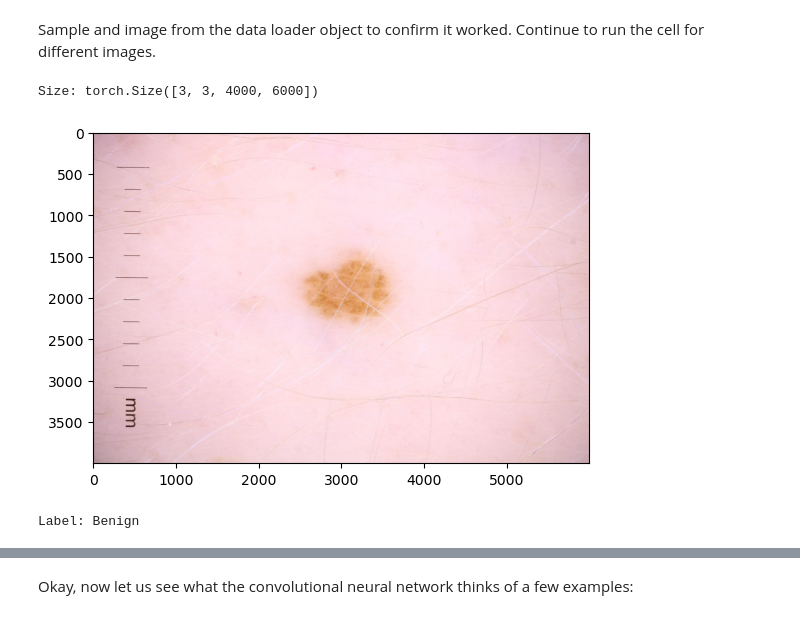
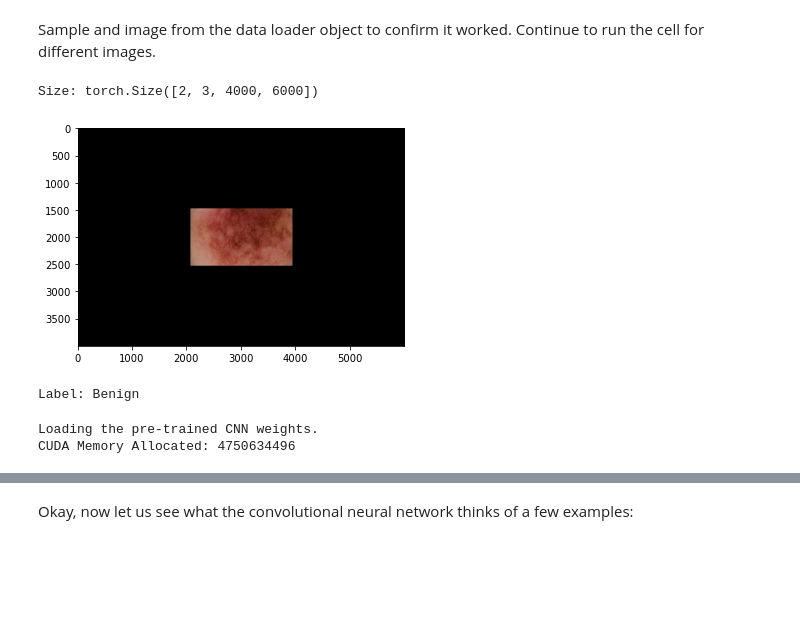
Before and after one commit to andrewmashhadi/Melanoma_Classification_Project, a Jupyter notebook: Melanoma_CNN.ipynb, the cells around one changed output, grey strips where cells are left out. Cells and saved outputs as stored; diff of their text form; code cells hidden in the pictures; blank space fills up the shorter version.

```diff
--- a/Melanoma_CNN.ipynb
+++ b/Melanoma_CNN.ipynb
@@ -30,7 +28,7 @@ import seaborn as sns
 # %% [markdown]
 General histograms and bar charts for frequencies
 # %%
-mel_df = pd.read_csv(os.path.join('sample_data', 'sample_data_gt.csv'))
+mel_df = pd.read_csv(os.path.join('train_data', 'train.csv'))
 gt = mel_df['target']
 isic_id = mel_df['image_name']
 
@@ -144,7 +142,7 @@ class ISICDatasetImages(Dataset):
         if up_sample:
 
             # Separate majority and minority classes
-            df_benign = mel_df[mel_df['target']==0]
+            df_benign = mel_df[mel_df['target']==0][:5001]
             df_malignant = mel_df[mel_df['target']==1]
 
 
@@ -236,18 +234,18 @@ def pad_collate2d(batch):
 
     return image_out, label_out
 # %%
-testing = True
+testing = False
 
 # set our batch size
-batch_size = 3
+batch_size = 2
 
 transf = transforms.Compose(
     [transforms.Normalize((0.5, 0.5, 0.5), (0.5, 0.5, 0.5))])
 
-train_dataset = ISICDatasetImages(img_dir=os.path.join("sample_data", "sample_jpgs"),
-                            patientfile=os.path.join("sample_data", "sample_data_gt.csv"),
-                            num_samples=100, up_sample=False, start_ind=0, transform=transf)
-train_loader = DataLoader(train_dataset, batch_size=batch_size, shuffle=True, collate_fn=pad_collate2d)
+train_dataset = ISICDatasetImages(img_dir=os.path.join("train_data", "jpgs"),
+                            patientfile=os.path.join("train_data", "train.csv"),
+                            num_samples=10000, up_sample=True, start_ind=0, transform=transf)
+train_loader = DataLoader(train_dataset, batch_size=batch_size, shuffle=False, collate_fn=pad_collate2d)
 
 
 # test DataLoader with custom settings
@@ -278,26 +258,26 @@ Sample and image from the data loader object to confirm it worked. Continue to r
 # %%
 # functions to show the image
 def imshow(img):
     img = img / 2 + 0.5     # unnormalize
     npimg = img.numpy()
     plt.imshow(np.transpose(npimg.astype('int'), (1, 2, 0)))
     plt.show()
 
 label_id = ["Benign", "Malignant"]
 
 # get some random training images
 trainiter = iter(train_loader)
-images, labels = trainiter.next()
+images, labels = next(trainiter)
 print("Size:", images.shape)
 
 
 # show images
 imshow(images[0,])
 
 # print labels
 print("Label:", label_id[labels[0,]])
 # %% [output]
-Size: torch.Size([3, 3, 4000, 6000])
+Size: torch.Size([2, 3, 4000, 6000])
-[figure, old version]
+[figure, new version]
 Label: Benign
 # %%
@@ -390,0 +326,27 @@ else:
+# %%
+load_weights = True
+PATH = './melanoma_cnn.pth'
+
+if load_weights:
+    print('Loading the pre-trained CNN weights.')
+
+    # network weights load
+    net = Net()
+    checkpoint = torch.load(PATH)
+    net.load_state_dict(checkpoint['model_state_dict'])
+    net.to(device)
+
+    # optimizer state load
+    criterion = nn.CrossEntropyLoss()
+    optimizer = optim.SGD(net.parameters(), lr=0.001, momentum=0.9)
+    optimizer.load_state_dict(checkpoint['optimizer_state_dict'])
+
+    print("CUDA Memory Allocated:", torch.cuda.max_memory_allocated())
+
+else:
+    net = Net().to(device)
+    criterion = nn.CrossEntropyLoss()
+    optimizer = optim.SGD(net.parameters(), lr=0.001, momentum=0.9)
+# %% [output]
+Loading the pre-trained CNN weights.
+CUDA Memory Allocated: 4750634496
```
Also changed, not shown: parts of 11 cells of this notebook.
